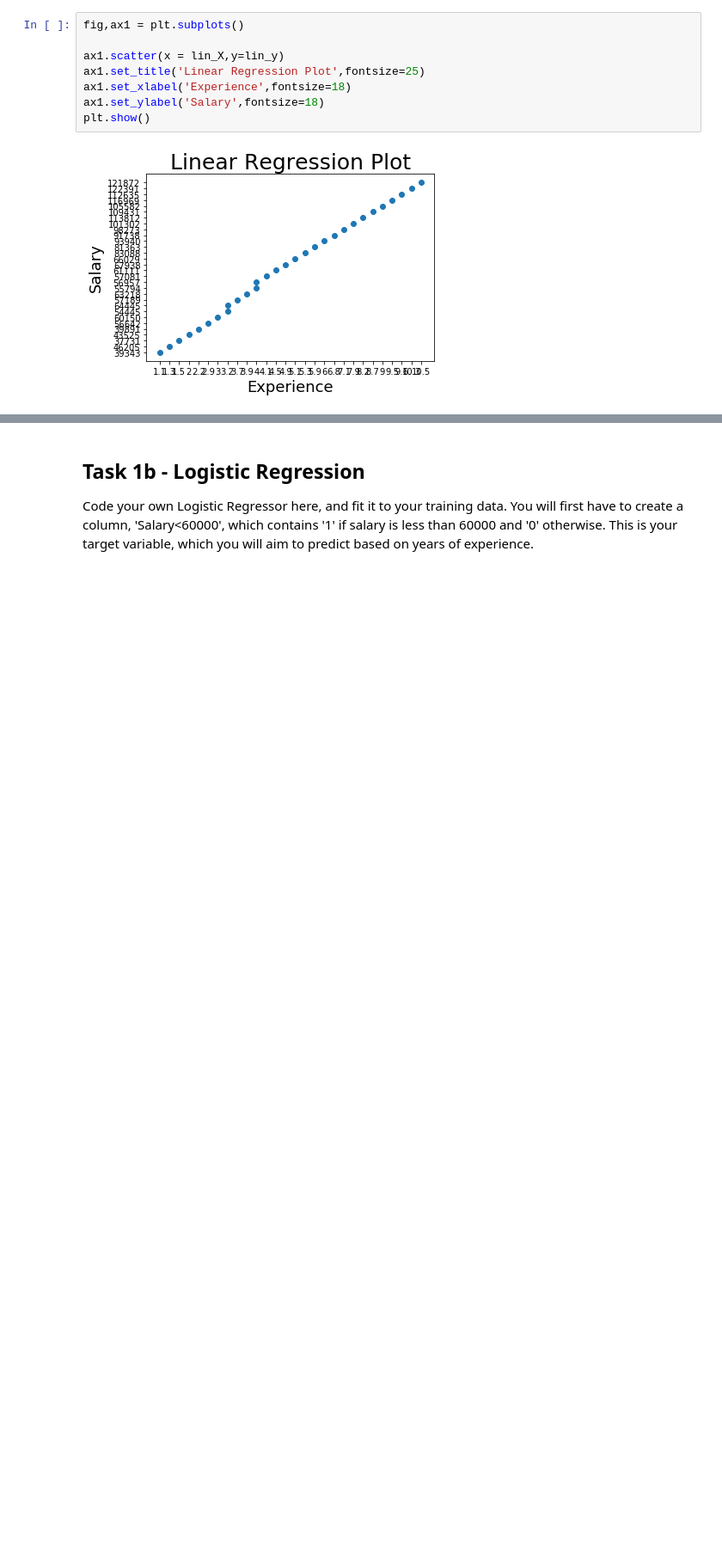
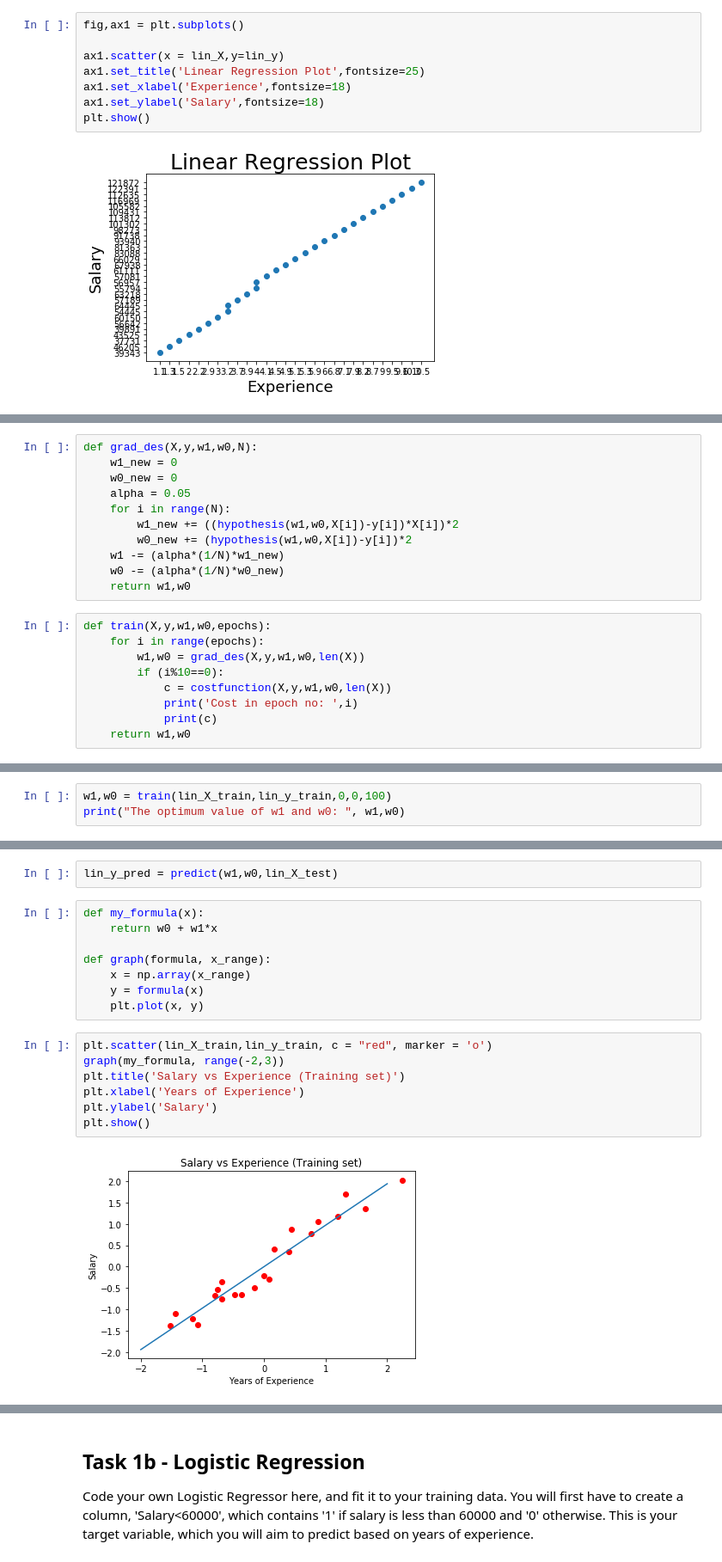
Before and after one commit to poojahkg/ML-SF, a Jupyter notebook: Module3.ipynb, the cells around one changed output, grey strips where cells are left out. Shown at 86% size. Cells and saved outputs as stored; diff of their text form; blank space fills up the shorter version.

```diff
--- a/Module3.ipynb
+++ b/Module3.ipynb
@@ -98,0 +96,20 @@ plt.scatter(lin_y_test,predictions)
+# %%
+def grad_des(X,y,w1,w0,N):
+    w1_new = 0
+    w0_new = 0
+    alpha = 0.05
+    for i in range(N):
+        w1_new += ((hypothesis(w1,w0,X[i])-y[i])*X[i])*2
+        w0_new += (hypothesis(w1,w0,X[i])-y[i])*2
+    w1 -= (alpha*(1/N)*w1_new)
+    w0 -= (alpha*(1/N)*w0_new)
+    return w1,w0
+# %%
+def train(X,y,w1,w0,epochs):
+    for i in range(epochs):
+        w1,w0 = grad_des(X,y,w1,w0,len(X))
+        if (i%10==0):
+            c = costfunction(X,y,w1,w0,len(X))
+            print('Cost in epoch no: ',i)
+            print(c)
+    return w1,w0
@@ -98,0 +122,3 @@ plt.scatter(lin_y_test,predictions)
+# %%
+w1,w0 = train(lin_X_train,lin_y_train,0,0,100)
+print("The optimum value of w1 and w0: ", w1,w0)
@@ -98,0 +143,19 @@ plt.scatter(lin_y_test,predictions)
+# %%
+lin_y_pred = predict(w1,w0,lin_X_test)
+# %%
+def my_formula(x):
+    return w0 + w1*x
+
+def graph(formula, x_range):
+    x = np.array(x_range)
+    y = formula(x)
+    plt.plot(x, y)
+# %%
+plt.scatter(lin_X_train,lin_y_train, c = "red", marker = 'o')
+graph(my_formula, range(-2,3))
+plt.title('Salary vs Experience (Training set)')
+plt.xlabel('Years of Experience')
+plt.ylabel('Salary')
+plt.show()
+# %% [output]
+[figure, added]
```
Also changed, not shown: parts of 21 cells of this notebook.
